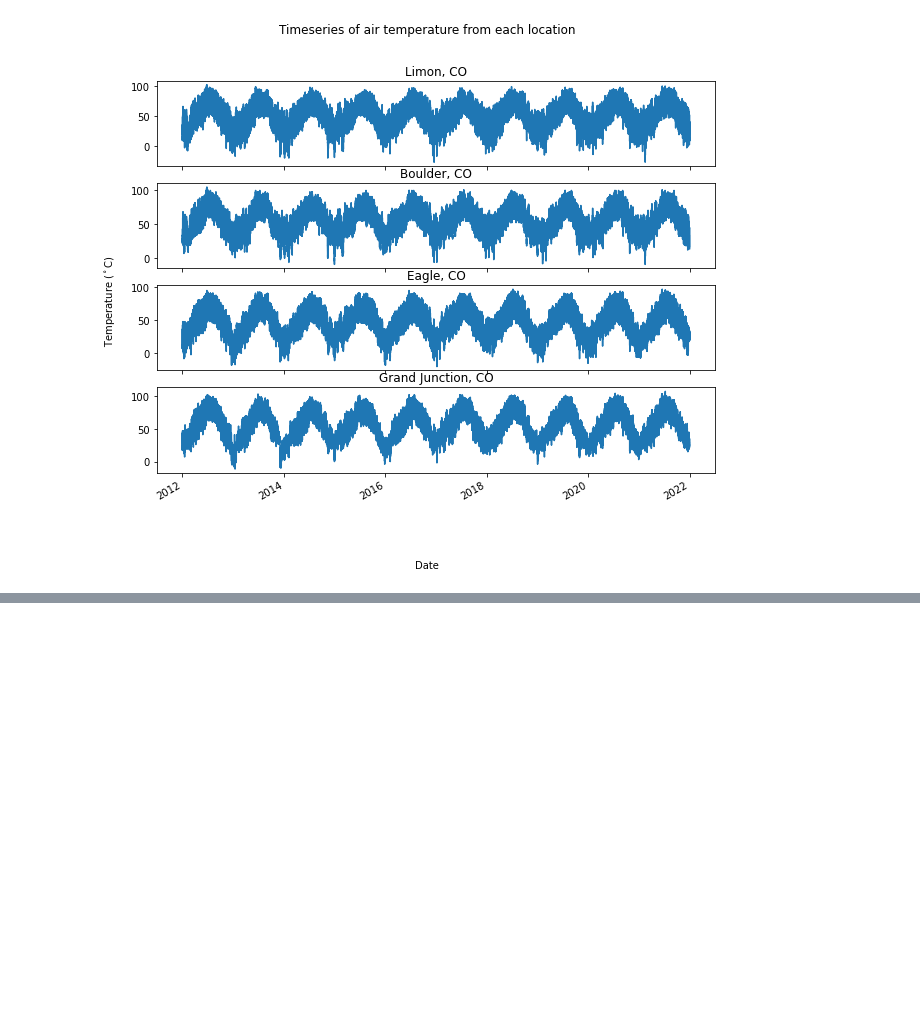
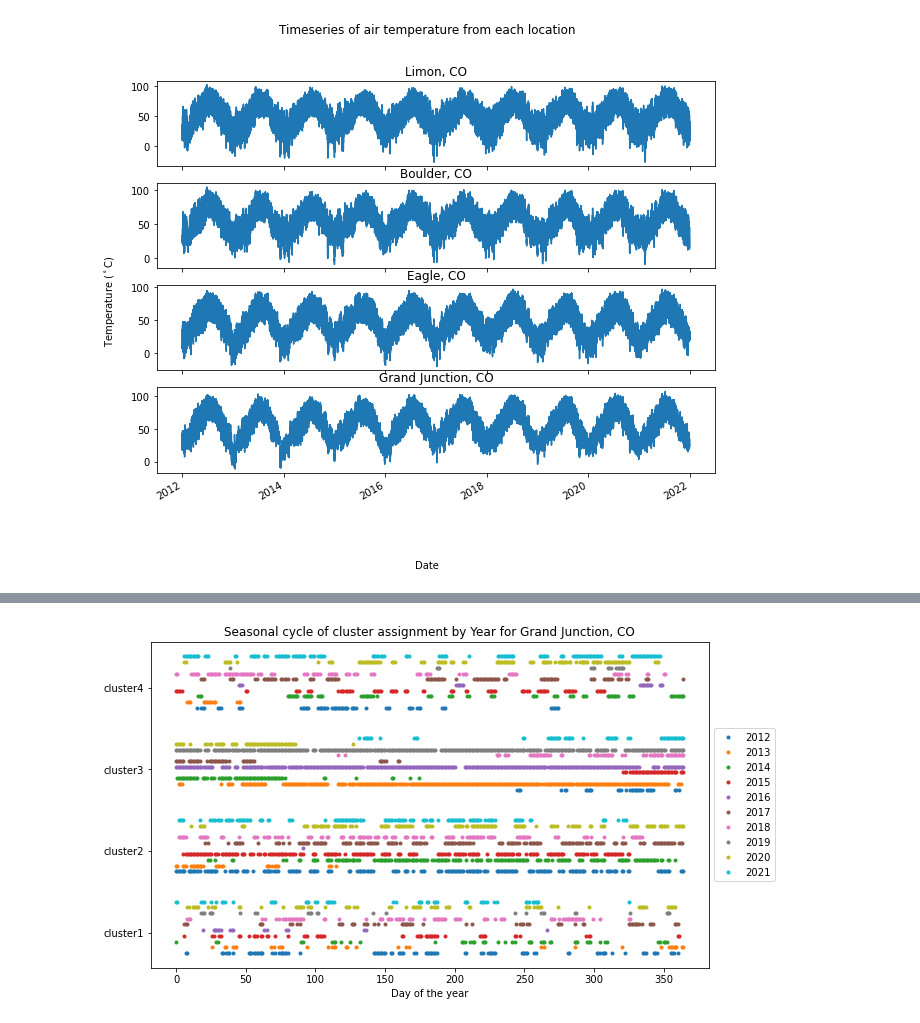
Before and after one commit to scrand23/ATOC4500-DataScience, a Jupyter notebook: Project.ipynb, the cells around one changed output, grey strips where cells are left out. Saved outputs shown, nothing was run; the diff lists cells and outputs as text; code cells hidden in the pictures; blank space fills up the shorter version.

```diff
--- a/Project.ipynb
+++ b/Project.ipynb
@@ -201,0 +220,8 @@ fig.savefig("Look_at_data.jpg")
+# %%
+grandJunctionClusterDF = select_time(grandJunctionDF,12)
+grandJunctionScaled = scale_and_convert_to_numpy(grandJunctionClusterDF,included_cols)
+NO_CLUSTERS = 4 # change this to change the number of clusters
+grandJunctionIdx = cluster_data(NO_CLUSTERS,grandJunctionScaled)
+seasonal_assignment_by_year(boulderIdx, "Grand Junction, CO")
+# %% [output]
+[figure, added]
```
Also changed, not shown: parts of 22 cells of this notebook.
